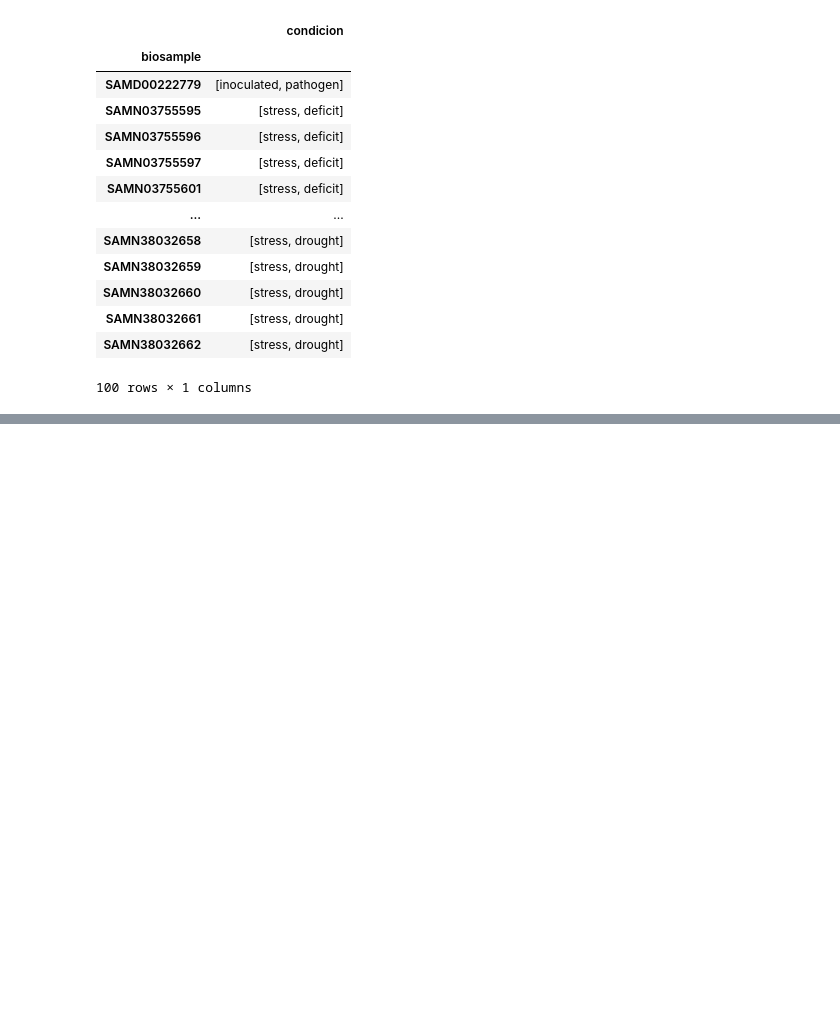
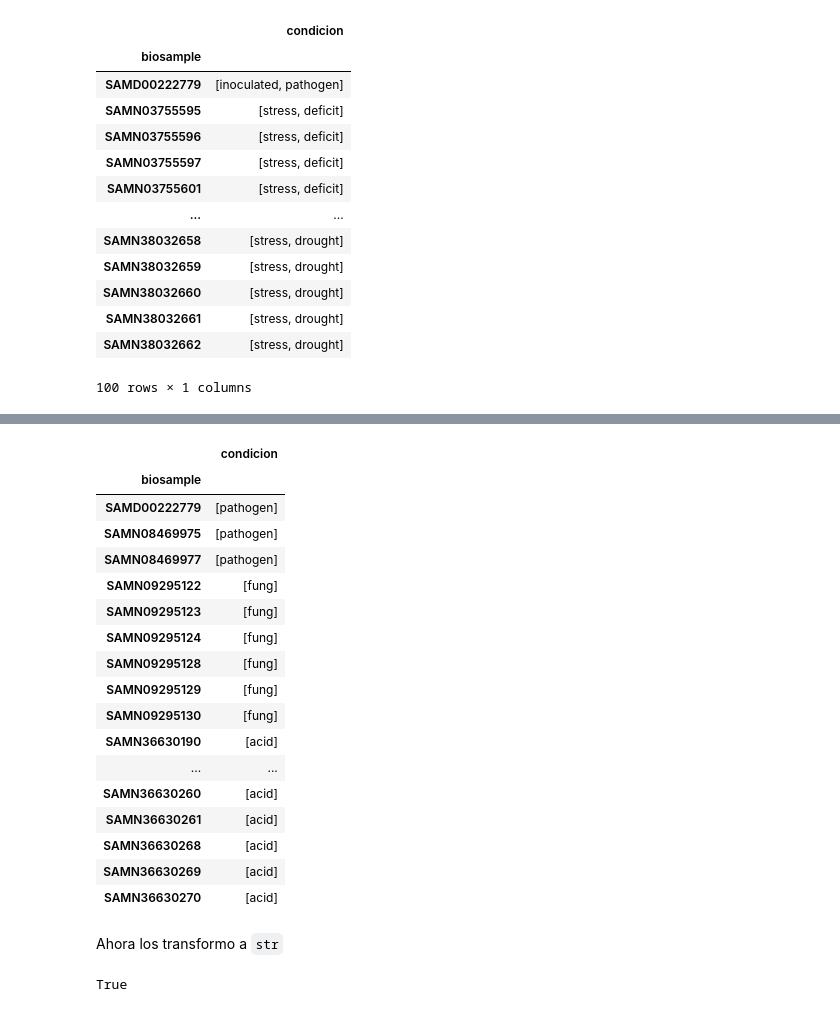
Before and after one commit to freire-guido/soy-biomarkers, a Jupyter notebook: estres/sample.ipynb, the cells around one changed output, grey strips where cells are left out. Cells and saved outputs as stored; diff of their text form; code cells hidden in the pictures; blank space fills up the shorter version.

````diff
--- a/estres/sample.ipynb
+++ b/estres/sample.ipynb
@@ -151,2 +179,30 @@ Muchos tienen stress y el estrés específico, me quedo solo con el específico
+# %%
+condicion.loc[multi, 'condicion'] = condicion.loc[multi, 'condicion'].apply(lambda r: [s for s in r if s != 'deficit' and s != 'inoculated'], axis=1)
+condicion[multi]
+# %% [output]
+|  | condicion |
+| biosample |  |
+| SAMD00222779 | [pathogen] |
+| SAMN08469975 | [pathogen] |
+| SAMN08469977 | [pathogen] |
+| SAMN09295122 | [fung] |
+| SAMN09295123 | [fung] |
+| SAMN09295124 | [fung] |
+| SAMN09295128 | [fung] |
+| SAMN09295129 | [fung] |
+| SAMN09295130 | [fung] |
+| SAMN36630190 | [acid] |
+| ... | ... |
+| SAMN36630260 | [acid] |
+| SAMN36630261 | [acid] |
+| SAMN36630268 | [acid] |
+| SAMN36630269 | [acid] |
+| SAMN36630270 | [acid] |
+# %% [markdown]
+Ahora los transformo a ```str```
+# %%
+isinstance(condicion.iloc[1,0], list)
+# %% [output]
+True
 # %%
 condicion.to_csv('condicion.csv')
````
Also changed, not shown: parts of 9 cells of this notebook, 1 other file.
